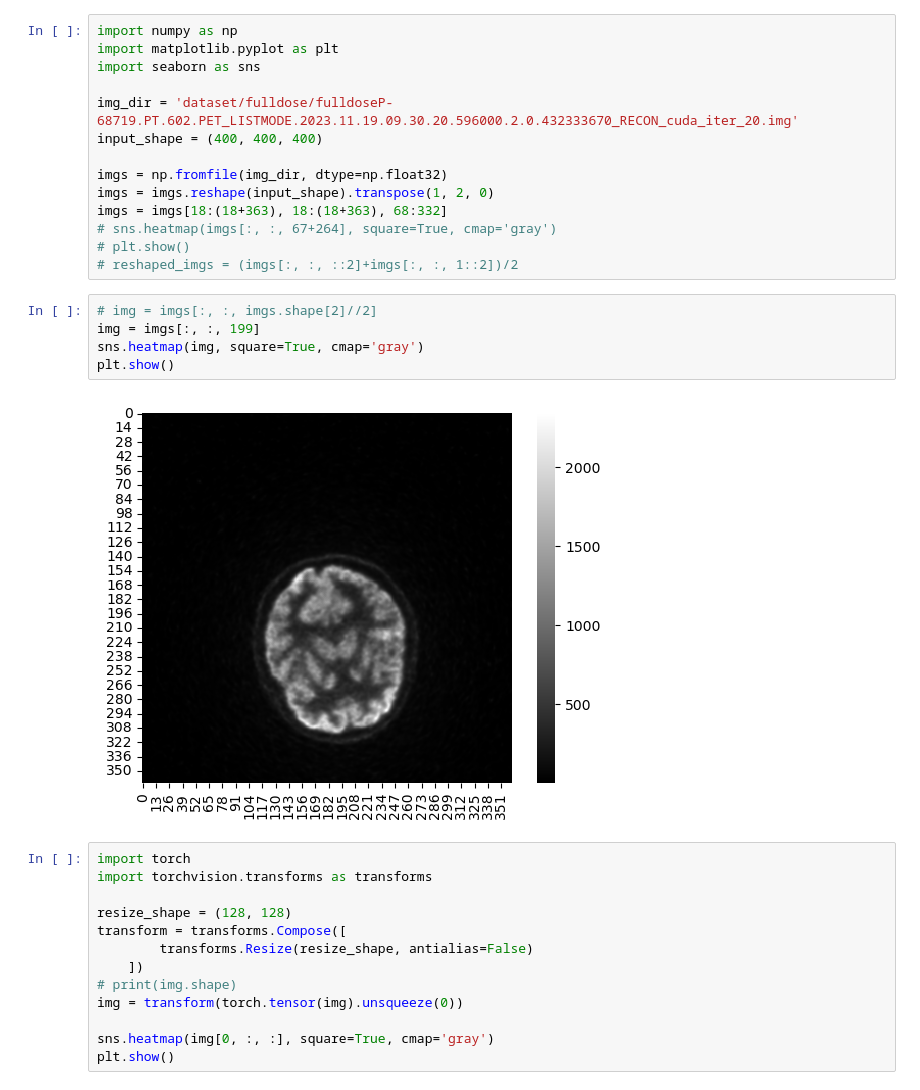
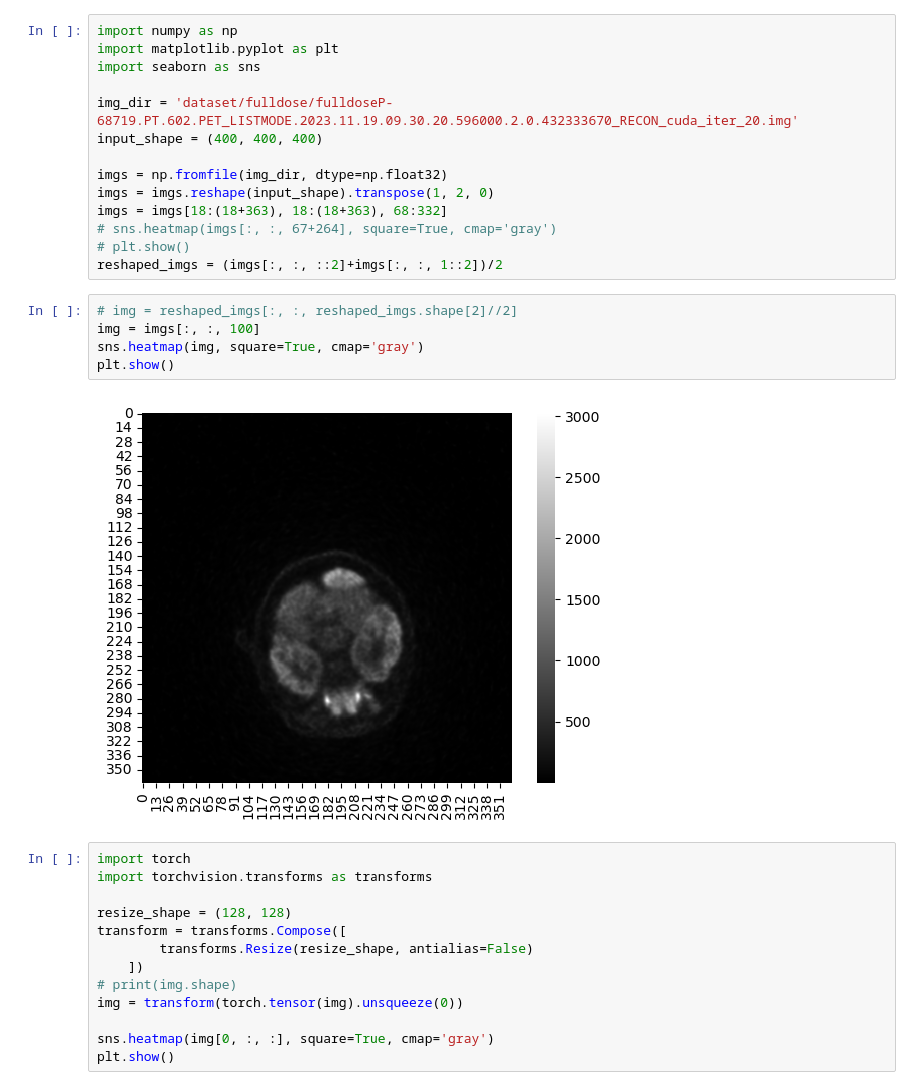
Before and after one commit to HaoyuLu1022/ddpm-pet-torch, a Jupyter notebook: img-misc.ipynb, the cells around one changed output. Drawn from its saved outputs; the diff is of its cells as text.

```diff
--- a/img-misc.ipynb
+++ b/img-misc.ipynb
@@ -11,14 +11,14 @@ imgs = imgs.reshape(input_shape).transpose(1, 2, 0)
 imgs = imgs[18:(18+363), 18:(18+363), 68:332]
 # sns.heatmap(imgs[:, :, 67+264], square=True, cmap='gray')
 # plt.show()
-# reshaped_imgs = (imgs[:, :, ::2]+imgs[:, :, 1::2])/2
+reshaped_imgs = (imgs[:, :, ::2]+imgs[:, :, 1::2])/2
 # %%
-# img = imgs[:, :, imgs.shape[2]//2]
-img = imgs[:, :, 199]
+# img = reshaped_imgs[:, :, reshaped_imgs.shape[2]//2]
+img = imgs[:, :, 100]
 sns.heatmap(img, square=True, cmap='gray')
 plt.show()
 # %% [output]
-[figure, old version]
+[figure, new version]
 # %%
 import torch
 import torchvision.transforms as transforms
```
Also changed, not shown: parts of 4 cells of this notebook, 6 other files.
